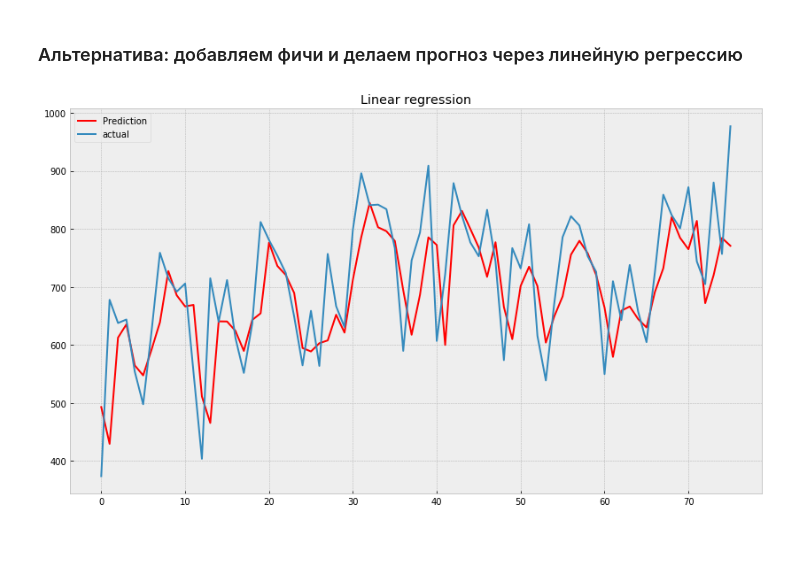
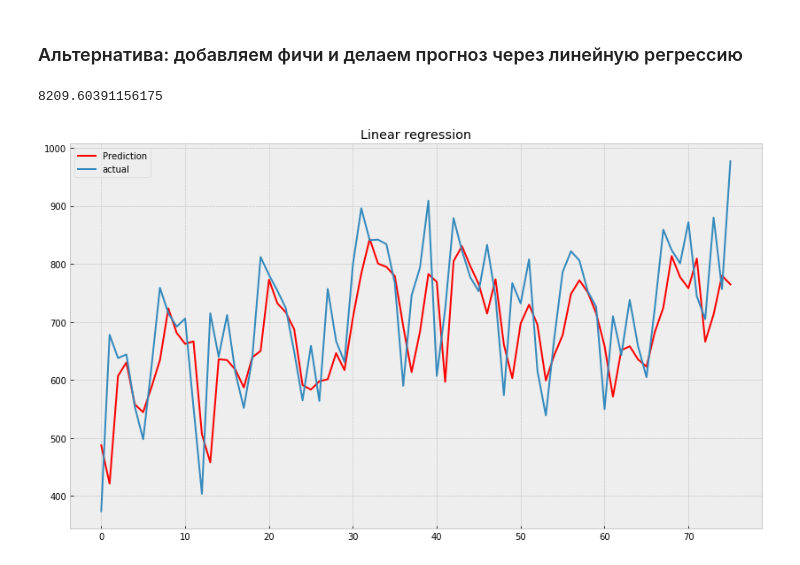
Before and after one commit to olgamonahova/ML, a Jupyter notebook: Time Series-3 ARIMA GARCH/HW/HW ARIMA GARCH.ipynb, the cells around one changed output. Saved outputs shown, nothing was run; the diff lists cells and outputs as text; code cells hidden in the pictures.

```diff
--- a/Time Series-3 ARIMA GARCH/HW/HW ARIMA GARCH.ipynb
+++ b/Time Series-3 ARIMA GARCH/HW/HW ARIMA GARCH.ipynb
@@ -241,7 +241,6 @@ df.columns = ['Month','Count']
 # %%
 date = df['Month'].str.split("-",expand = True)
 # %%
-df['Year'] = date[0]
 df['Month']= date[1]
 # %%
 сategorical_columns = ['Month']
@@ -254,15 +253,18 @@ X_train, X_test, y_train, y_test = prepareData(df, lag_start=1, lag_end=5, test_
 # %%
 from sklearn.linear_model import LinearRegression
 
 lr = LinearRegression()
 lr.fit(X_train, y_train)
 prediction = lr.predict(X_test)
 
 plt.figure(figsize=(14, 8))
 plt.plot(prediction, "r", label="Prediction")
 plt.plot(y_test.values, label="actual")
 plt.legend(loc="best")
 plt.title("Linear regression")
 plt.grid(True);
+
+mean_squared_error(prediction, y_test)
 # %% [output]
+8209.60391156175
-[figure, old version]
+[figure, new version]
```
Also changed, not shown: parts of 3 cells of this notebook, 1 other file.
